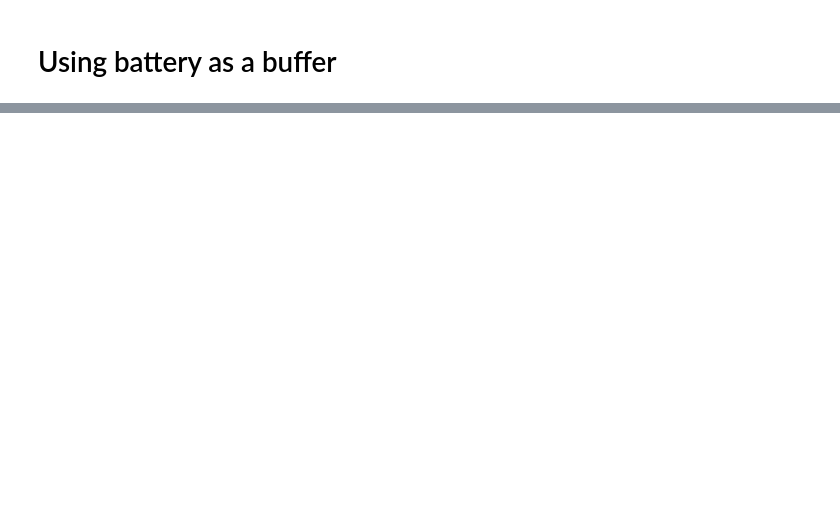
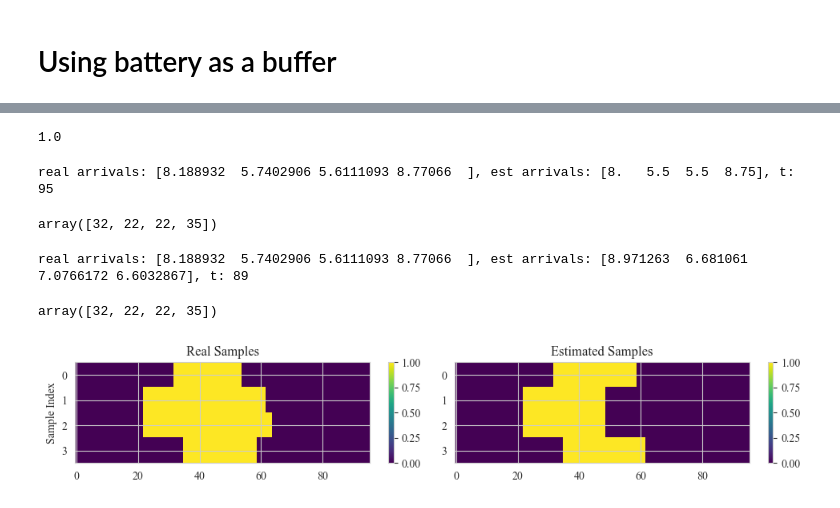
Before and after one commit to ES-Lab/ES-MDN-MPC, a Jupyter notebook: GMM_MPC.ipynb, the cells around one changed output, grey strips where cells are left out. Saved outputs shown, nothing was run; the diff lists cells and outputs as text; code cells hidden in the pictures; blank space fills up the shorter version.

```diff
--- a/GMM_MPC.ipynb
+++ b/GMM_MPC.ipynb
@@ -2698,0 +2762,10 @@ plt.show()
+# %%
+def sample_duration_given_arrival(mdn2, arrival):
+    """Sample duration given a specific arrival time."""
+    # sample x2 ~ p(x2 | x1)
+    arrival_tensor = torch.tensor(arrival).reshape(-1,1).float()  # shape: (1, 1)
+    pi2, mu2, sigma2 = mdn2(arrival_tensor)
+    duration_sample = mdn2.sample(pi2, mu2, sigma2)  # shape: (1, 1)
+    return duration_sample.detach().numpy().flatten()
+
+sample_duration_given_arrival(mdn2, [9])
@@ -2698,0 +3093,4 @@ plt.show()
+# %%
+mpc.time_shift
+# %% [output]
+1.0
@@ -2698,0 +3099,8 @@ plt.show()
+# %%
+print(f"real arrivals: {real_arrivals}, est arrivals: {est_arrivals}, t: {t}")
+# %% [output]
+real arrivals: [8.188932  5.7402906 5.6111093 8.77066  ], est arrivals: [8.   5.5  5.5  8.75], t: 95
+# %%
+(np.array([8.188932,5.7402906,5.6111093,8.77066])*4).astype(int)
+# %% [output]
+array([32, 22, 22, 35])
@@ -2698,0 +3109,27 @@ plt.show()
+# %%
+print(f"real arrivals: {real_arrivals}, est arrivals: {est_arrivals}, t: {t}")
+# %% [output]
+real arrivals: [8.188932  5.7402906 5.6111093 8.77066  ], est arrivals: [8.971263  6.681061  7.0766172 6.6032867], t: 89
+# %%
+(real_arrivals*4).astype(int)
+# %% [output]
+array([32, 22, 22, 35])
+# %%
+# Plotting with imshow
+fig, axs = plt.subplots(1, 2, figsize=(10, 2))
+
+im0 = axs[0].imshow(real_availability_matrix, aspect='auto', cmap='viridis')
+axs[0].set_title("Real Samples")
+axs[0].set_yticks(range(4))
+axs[0].set_ylabel("Sample Index")
+plt.colorbar(im0, ax=axs[0])
+
+im1 = axs[1].imshow(est_availability_matrix, aspect='auto', cmap='viridis')
+axs[1].set_title("Estimated Samples")
+axs[1].set_yticks(range(4))
+plt.colorbar(im1, ax=axs[1])
+
+plt.tight_layout()
+plt.show()
+# %% [output]
+[figure, added]
```
Also changed, not shown: parts of 61 cells of this notebook.
